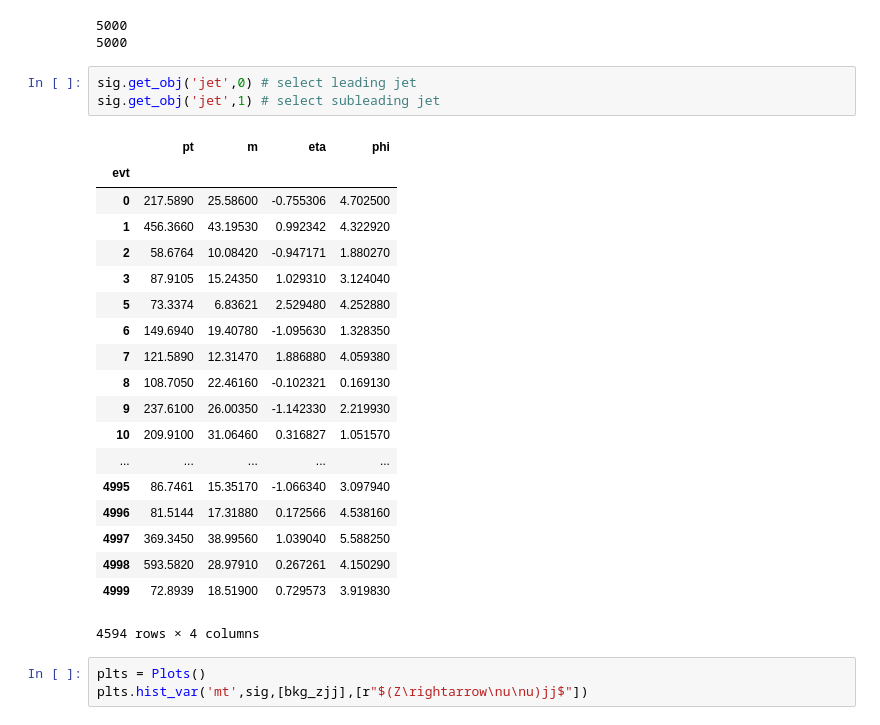
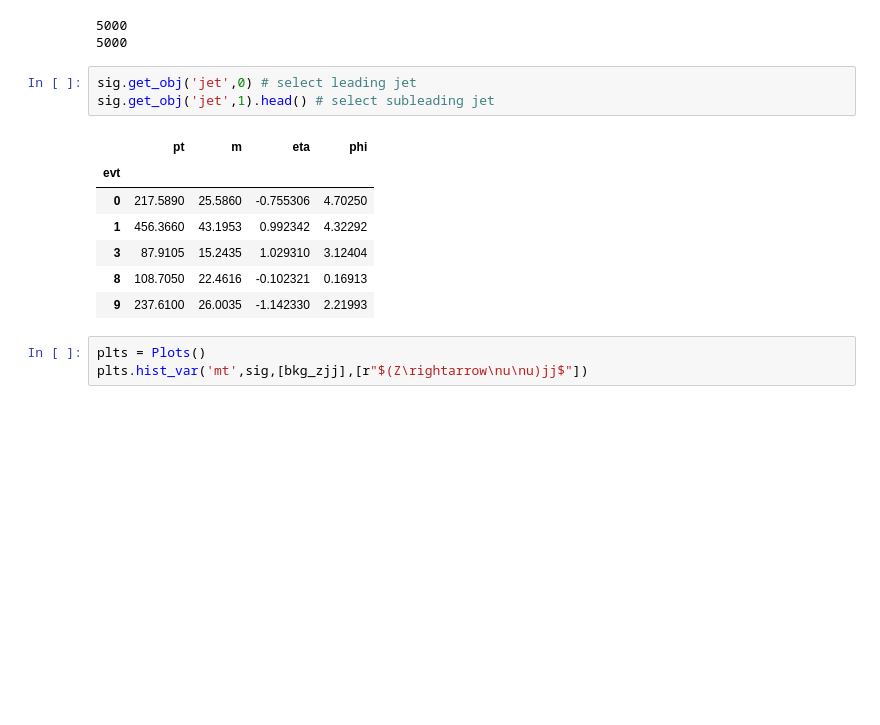
Before and after one commit to smsharma/DarkShowers, a Jupyter notebook: analysis/analysis.ipynb, the cells around one changed output. Cells and saved outputs as stored; diff of their text form; blank space fills up the shorter version.

```diff
--- a/analysis/analysis.ipynb
+++ b/analysis/analysis.ipynb
@@ -57,27 +57,15 @@ print len(sig.data)
 5000
 # %%
 sig.get_obj('jet',0) # select leading jet
-sig.get_obj('jet',1) # select subleading jet
+sig.get_obj('jet',1).head() # select subleading jet
 # %% [output]
 |  | pt | m | eta | phi |
 | evt |  |  |  |  |
-| 0 | 217.5890 | 25.58600 | -0.755306 | 4.702500 |
-| 1 | 456.3660 | 43.19530 | 0.992342 | 4.322920 |
-| 2 | 58.6764 | 10.08420 | -0.947171 | 1.880270 |
-| 3 | 87.9105 | 15.24350 | 1.029310 | 3.124040 |
-| 5 | 73.3374 | 6.83621 | 2.529480 | 4.252880 |
-| 6 | 149.6940 | 19.40780 | -1.095630 | 1.328350 |
-| 7 | 121.5890 | 12.31470 | 1.886880 | 4.059380 |
-| 8 | 108.7050 | 22.46160 | -0.102321 | 0.169130 |
-| 9 | 237.6100 | 26.00350 | -1.142330 | 2.219930 |
-| 10 | 209.9100 | 31.06460 | 0.316827 | 1.051570 |
-| ... | ... | ... | ... | ... |
-| 4995 | 86.7461 | 15.35170 | -1.066340 | 3.097940 |
-| 4996 | 81.5144 | 17.31880 | 0.172566 | 4.538160 |
-| 4997 | 369.3450 | 38.99560 | 1.039040 | 5.588250 |
-| 4998 | 593.5820 | 28.97910 | 0.267261 | 4.150290 |
-| 4999 | 72.8939 | 18.51900 | 0.729573 | 3.919830 |
+| 0 | 217.5890 | 25.5860 | -0.755306 | 4.70250 |
+| 1 | 456.3660 | 43.1953 | 0.992342 | 4.32292 |
+| 3 | 87.9105 | 15.2435 | 1.029310 | 3.12404 |
+| 8 | 108.7050 | 22.4616 | -0.102321 | 0.16913 |
+| 9 | 237.6100 | 26.0035 | -1.142330 | 2.21993 |
-4594 rows × 4 columns
 # %%
 plts = Plots()
 plts.hist_var('mt',sig,[bkg_zjj],[r"$(Z\rightarrow\nu\nu)jj$"])
```
